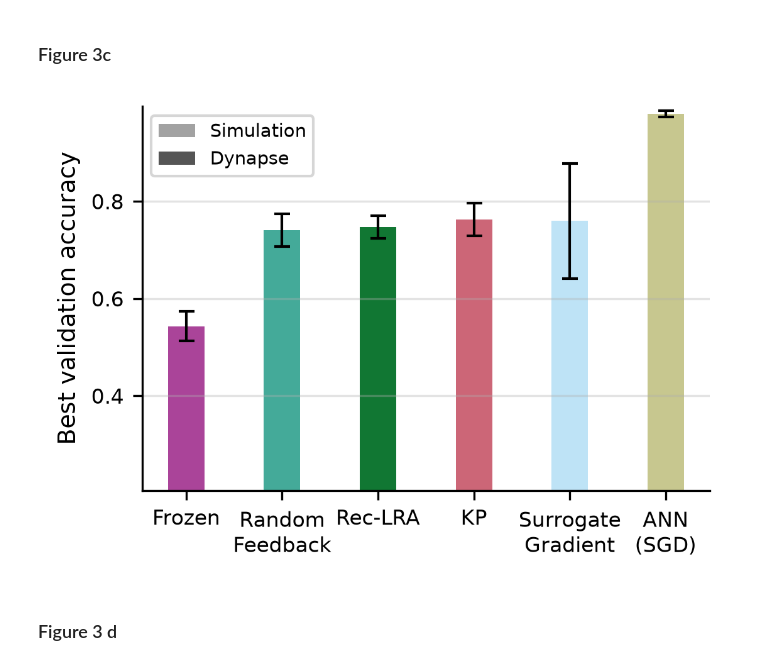
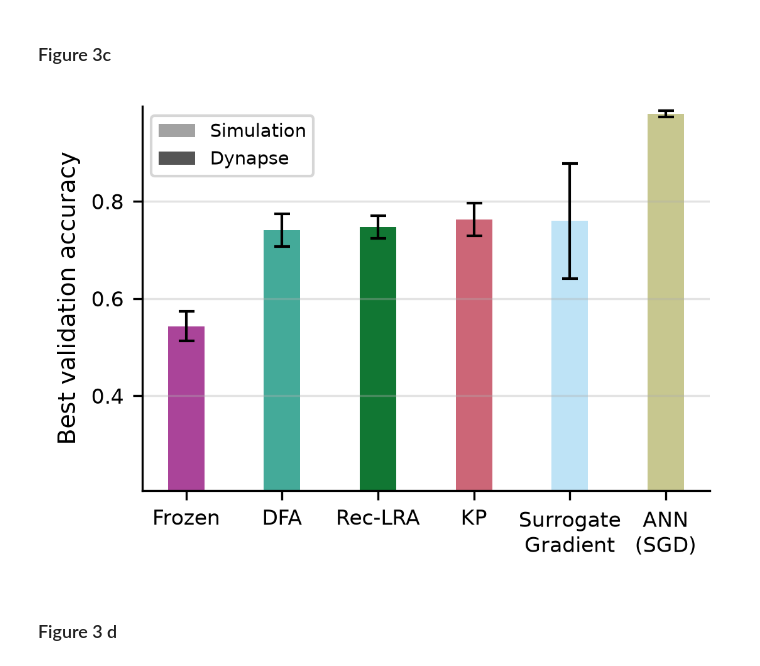
Before and after one commit to jonahaag/spiking_feedback_control_paper_figures, a Jupyter notebook: scripts/create_figures.ipynb, the cells around one changed output. Cells and saved outputs as stored; diff of their text form; code cells hidden in the pictures.

```diff
--- a/scripts/create_figures.ipynb
+++ b/scripts/create_figures.ipynb
@@ -90,34 +90,34 @@ ax.figure.savefig('../figures/fig3b.png', bbox_inches='tight')
 # %%
 sim_mnist1d_files = [
     '../data/simulation/mnist1d_accuracy_sfc.csv',
     '../data/simulation/mnist1d_accuracy_surrogategrad_crossentropy.csv',
     '../data/simulation/mnist1d_accuracy_backprop_crossentropy.csv'
 ]
 sim_mnist1d_dfs = [pd.read_csv(f, sep=';') for f in sim_mnist1d_files]
 sim_mnist1d_df = pd.concat(sim_mnist1d_dfs, ignore_index=True)
 
 # TODO: update sims with test accuracy
 if 'test accuracy (Max)' not in sim_mnist1d_df.columns:
     sim_mnist1d_df['test accuracy (Max)'] = None
 sim_mnist1d_df['test accuracy (Max)'] = sim_mnist1d_df['test accuracy (Max)'].fillna(
     sim_mnist1d_df.get('eval accuracy')
 ).fillna(
     sim_mnist1d_df.get('test accuracy (max)')
 )
 
-# Sorted frozen -> random feedback -> Rec-LRA -> KP, then the simulation-only baselines.
+# Sorted frozen -> DFA -> Rec-LRA -> KP, then the simulation-only baselines.
 # Simulation bars are hidden for the on-chip regimes (Dynapse-only), KP has no simulation run.
 fig = pu.plot_sim_vs_dynapse_bars(
     dyn_mnist1d_df, sim_mnist1d_df, y_min=0.205, y_max=0.995,
     group_order=['frozen-hidden', 'fixed-feedback', 'locally-learnt', 'kp',
                  'surrogate gradient', 'backprop'],
     hide_sim_for=['frozen-hidden', 'fixed-feedback', 'locally-learnt'],
-    label_overrides={'locally-learnt': 'Rec-LRA'},
+    label_overrides={'locally-learnt': 'Rec-LRA', 'fixed-feedback': 'DFA'},
 )
 fig.savefig('../figures/fig3c.pdf', bbox_inches='tight')
 fig.savefig('../figures/fig3c.png', bbox_inches='tight')
 # %% [output]
-[figure, old version]
+[figure, new version]
 # %% [markdown]
 ### Figure 3 d
 # %%
```
Also changed, not shown: parts of 1 cell of this notebook, 5 other files.
